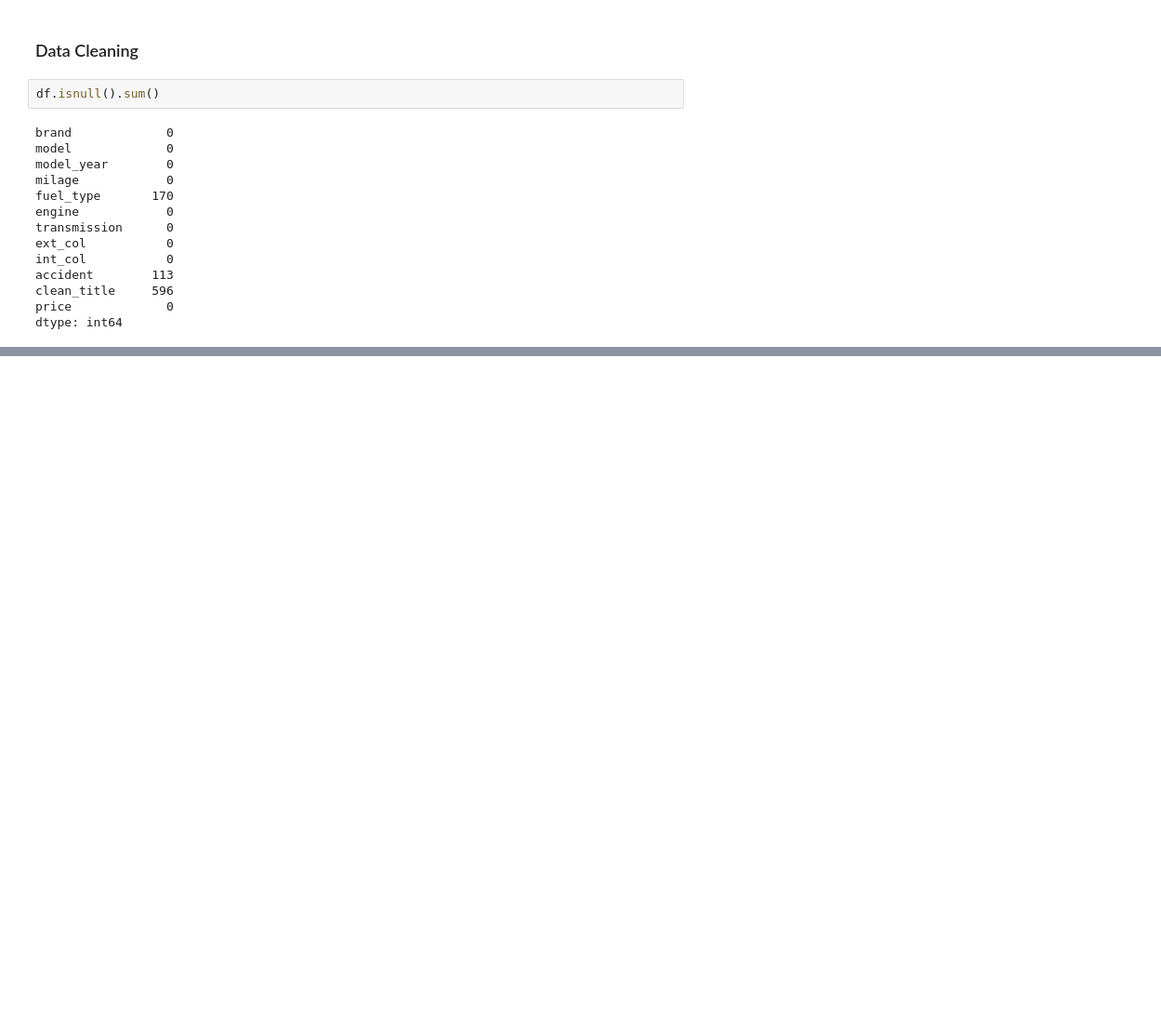
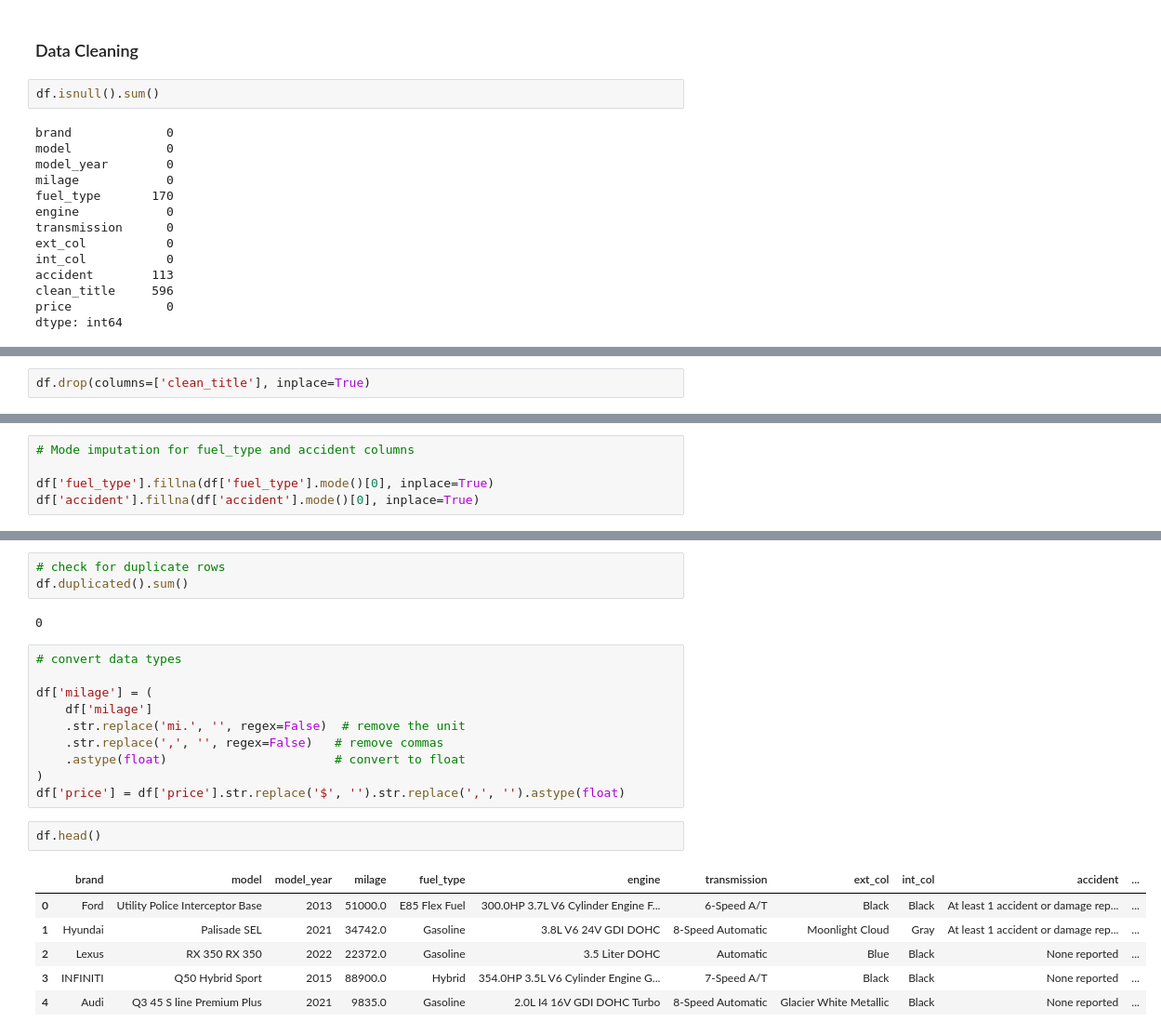
Before and after one commit to rupeshbug/end-to-end-used-car-price-ml-project, a Jupyter notebook: notebook/1. EDA.ipynb, the cells around one changed output, grey strips where cells are left out. Shown at 93% size. Drawn from its saved outputs; the diff is of its cells as text; blank space fills up the shorter version.

Commit message:
data cleaning and engine feature extraction with cleaning

```diff
--- a/notebook/1. EDA.ipynb
+++ b/notebook/1. EDA.ipynb
@@ -74,0 +87,2 @@ dtype: int64
+# %%
+df.drop(columns=['clean_title'], inplace=True)
@@ -74,0 +98,5 @@ dtype: int64
+# %%
+# Mode imputation for fuel_type and accident columns
+
+df['fuel_type'].fillna(df['fuel_type'].mode()[0], inplace=True)
+df['accident'].fillna(df['accident'].mode()[0], inplace=True)
@@ -74,0 +127,24 @@ dtype: int64
+# %%
+# check for duplicate rows
+df.duplicated().sum()
+# %% [output]
+0
+# %%
+# convert data types
+
+df['milage'] = (
+    df['milage']
+    .str.replace('mi.', '', regex=False)  # remove the unit
+    .str.replace(',', '', regex=False)   # remove commas
+    .astype(float)                       # convert to float
+)
+df['price'] = df['price'].str.replace('$', '').str.replace(',', '').astype(float)
+# %%
+df.head()
+# %% [output]
+|  | brand | model | model_year | milage | fuel_type | engine | transmission | ext_col | int_col | accident | ... |
+| 0 | Ford | Utility Police Interceptor Base | 2013 | 51000.0 | E85 Flex Fuel | 300.0HP 3.7L V6 Cylinder Engine F... | 6-Speed A/T | Black | Black | At least 1 accident or damage rep... | ... |
+| 1 | Hyundai | Palisade SEL | 2021 | 34742.0 | Gasoline | 3.8L V6 24V GDI DOHC | 8-Speed Automatic | Moonlight Cloud | Gray | At least 1 accident or damage rep... | ... |
+| 2 | Lexus | RX 350 RX 350 | 2022 | 22372.0 | Gasoline | 3.5 Liter DOHC | Automatic | Blue | Black | None reported | ... |
+| 3 | INFINITI | Q50 Hybrid Sport | 2015 | 88900.0 | Hybrid | 354.0HP 3.5L V6 Cylinder Engine G... | 7-Speed A/T | Black | Black | None reported | ... |
+| 4 | Audi | Q3 45 S line Premium Plus | 2021 | 9835.0 | Gasoline | 2.0L I4 16V GDI DOHC Turbo | 8-Speed Automatic | Glacier White Metallic | Black | None reported | ... |
```
Also changed, not shown: parts of 22 cells of this notebook.
